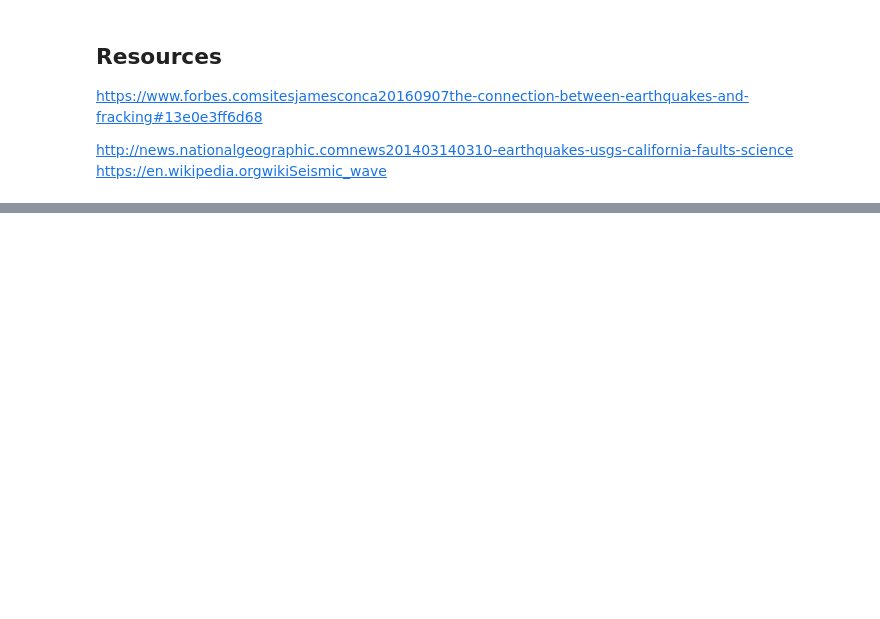
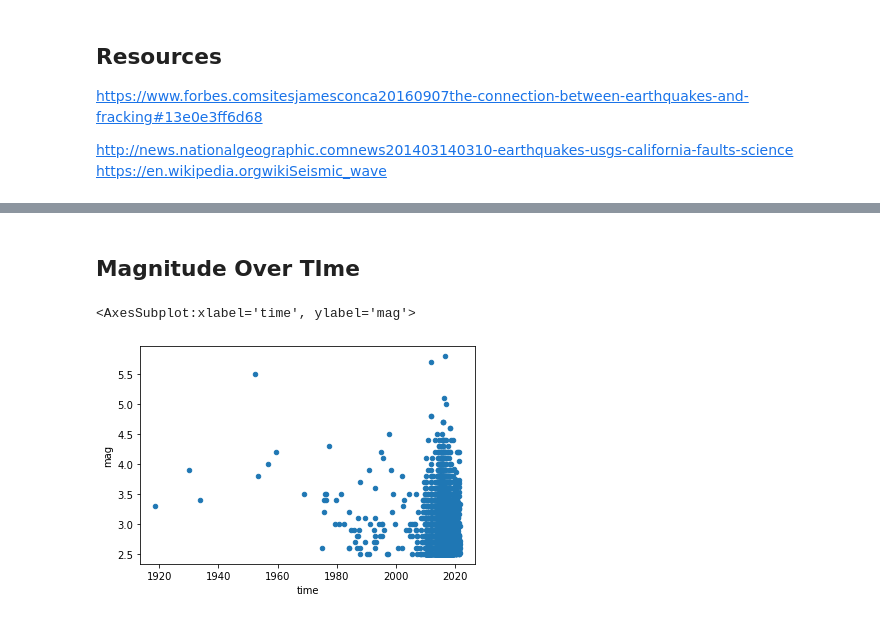
Before and after one commit to pbarton666/earthquakes, a Jupyter notebook: earthquakes.ipynb, the cells around one changed output, grey strips where cells are left out. Saved outputs shown, nothing was run; the diff lists cells and outputs as text; code cells hidden in the pictures; blank space fills up the shorter version.

```diff
--- a/earthquakes.ipynb
+++ b/earthquakes.ipynb
@@ -270,0 +100,8 @@ print("Test success rate ('naive' data):", round(test_success_rate, 2))
+# %% [markdown]
+## Magnitude Over TIme
+# %%
+minyr = 1900
+df[df['year']>=minyr].plot.scatter(x='time', y='mag')
+# %% [output]
+<AxesSubplot:xlabel='time', ylabel='mag'>
+[figure, added]
```
Also changed, not shown: parts of 56 cells of this notebook, 21 other files.
